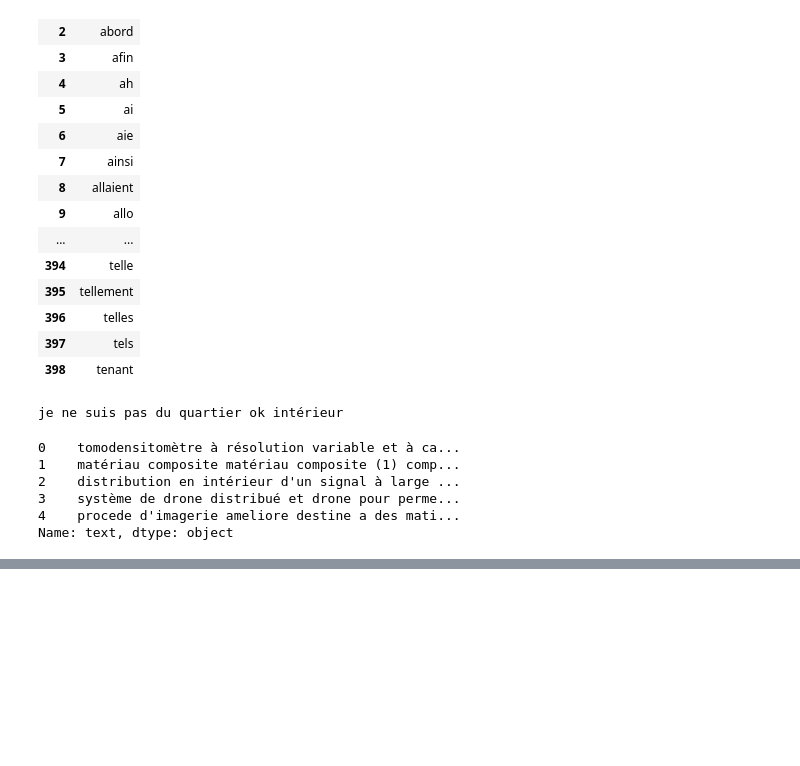
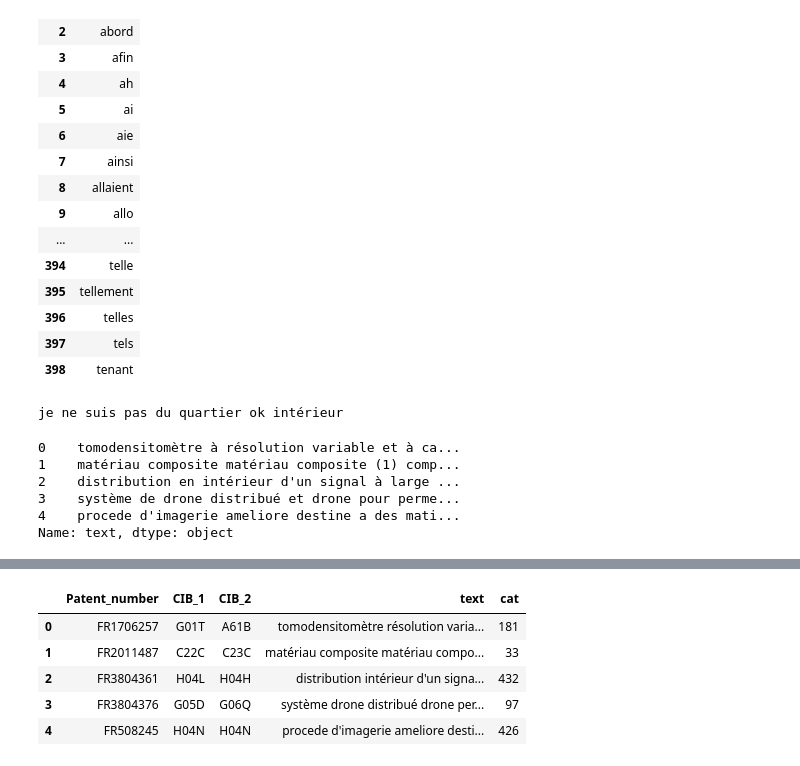
Before and after one commit to 18heim/XML-CNN, a Jupyter notebook: LoadData.ipynb, the cells around one changed output, grey strips where cells are left out. Drawn from its saved outputs; the diff is of its cells as text; code cells hidden in the pictures; blank space fills up the shorter version.

```diff
--- a/LoadData.ipynb
+++ b/LoadData.ipynb
@@ -432,0 +432,27 @@ Tu veux essayer ? boujonr bebe t beau
+# %%
+def convertLabelsDict():
+    CIBtoLabel={}
+    id=0
+    for entry in df_train['CIB_1']:
+        if entry not in CIBtoLabel:
+            CIBtoLabel[entry]=id
+            id+=1
+    for entry in df_test['CIB_1']:
+        if entry not in CIBtoLabel:
+            CIBtoLabel[entry]=id
+            id+=1
+    return(CIBtoLabel)
+# %%
+import pickle
+import os
+path = 'C:/Users/cheim/Documents/Work/CNN-kim/Data_2labels_CIB4/'
+with open (os.path.join(path, 'df_train_clean.pickle') , 'rb') as file:
+    df_train = pickle.load(file)
+
+with open (os.path.join(path, 'df_test_clean.pickle') , 'rb') as file:
+    df_test = pickle.load(file)
+# %%
+CIB_to_Labels = convertLabelsDict()
+
+def mapLabels(cib):
+    return CIB_to_Labels[cib]
@@ -432,0 +461,11 @@ Tu veux essayer ? boujonr bebe t beau
+# %%
+df_test['cat'] = df_test['CIB_1'].apply(mapLabels)
+# %%
+df_test.head()
+# %% [output]
+|  | Patent_number | CIB_1 | CIB_2 | text | cat |
+| 0 | FR1706257 | G01T | A61B | tomodensitomètre résolution varia... | 181 |
+| 1 | FR2011487 | C22C | C23C | matériau composite matériau compo... | 33 |
+| 2 | FR3804361 | H04L | H04H | distribution intérieur d'un signa... | 432 |
+| 3 | FR3804376 | G05D | G06Q | système drone distribué drone per... | 97 |
+| 4 | FR508245 | H04N | H04N | procede d'imagerie ameliore desti... | 426 |
```
Also changed, not shown: parts of 4 cells of this notebook, 4 other files.
